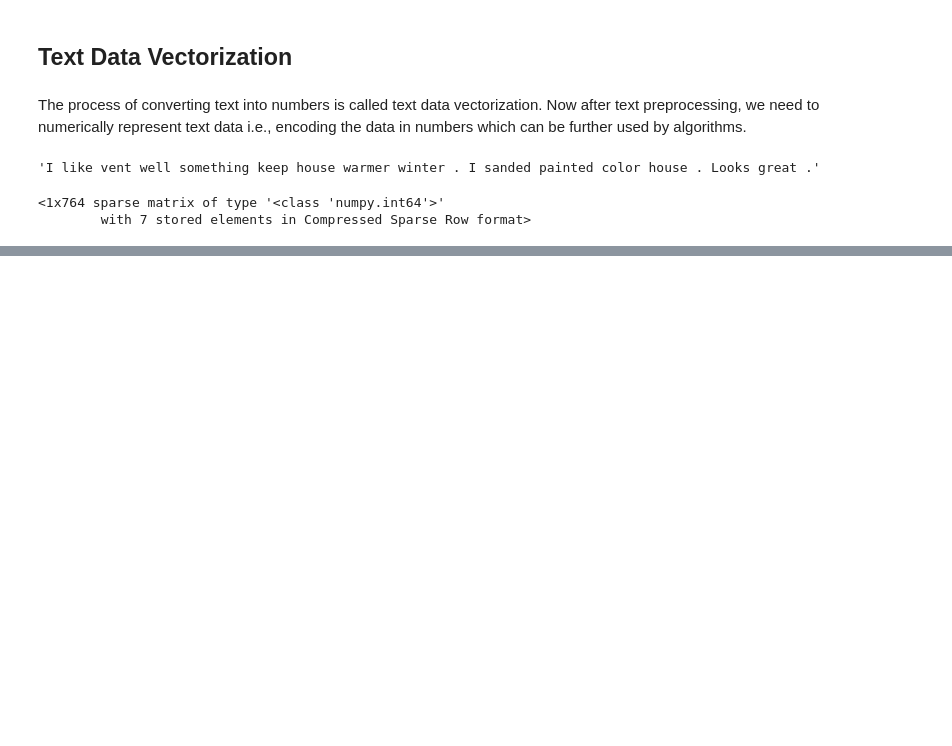
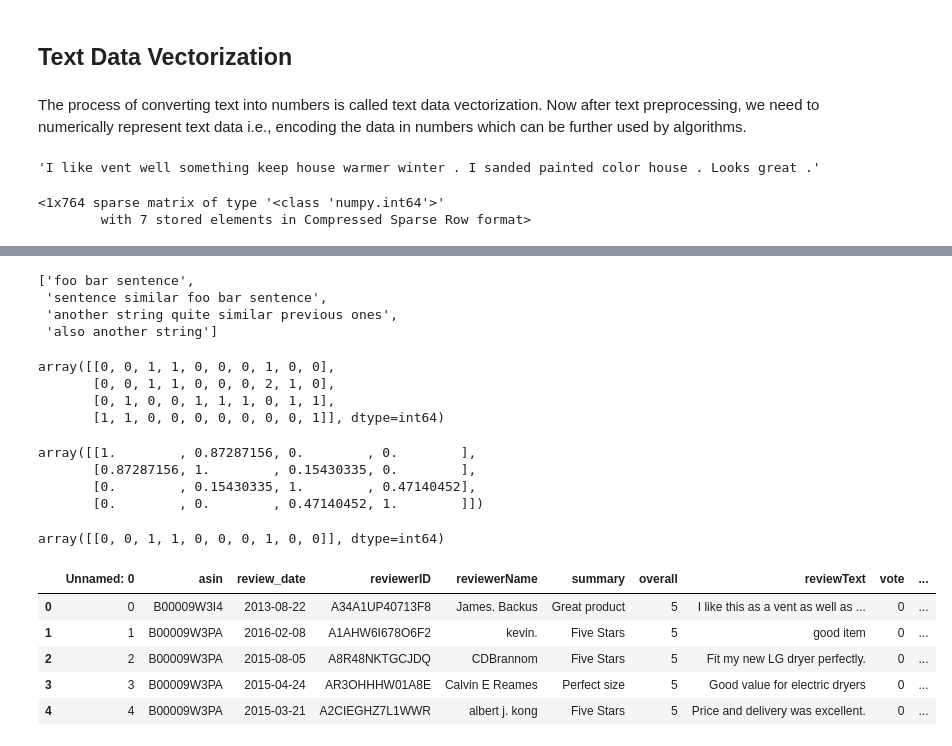
Before and after one commit to VianneyMI/amazon_fake_reviews, a Jupyter notebook: model_features/test_modelling.ipynb, the cells around one changed output, grey strips where cells are left out. Cells and saved outputs as stored; diff of their text form; code cells hidden in the pictures; blank space fills up the shorter version.

```diff
--- a/model_features/test_modelling.ipynb
+++ b/model_features/test_modelling.ipynb
@@ -239,0 +378,25 @@ reviews_bow[0]
+# %%
+cleaned = list(map(clean_string,sentences))
+cleaned
+# %% [output]
+['foo bar sentence',
+ 'sentence similar foo bar sentence',
+ 'another string quite similar previous ones',
+ 'also another string']
+# %%
+vectorizer = CountVectorizer().fit_transform(cleaned)
+vectors=vectorizer.toarray()
+vectors
+# %% [output]
+array([[0, 0, 1, 1, 0, 0, 0, 1, 0, 0],
+       [0, 0, 1, 1, 0, 0, 0, 2, 1, 0],
+       [0, 1, 0, 0, 1, 1, 1, 0, 1, 1],
+       [1, 1, 0, 0, 0, 0, 0, 0, 0, 1]], dtype=int64)
+# %%
+csim = cosine_similarity(vectors)
+csim
+# %% [output]
+array([[1.        , 0.87287156, 0.        , 0.        ],
+       [0.87287156, 1.        , 0.15430335, 0.        ],
+       [0.        , 0.15430335, 1.        , 0.47140452],
+       [0.        , 0.        , 0.47140452, 1.        ]])
@@ -239,0 +409,13 @@ reviews_bow[0]
+# %%
+vectors[0].reshape(1,-1)
+# %% [output]
+array([[0, 0, 1, 1, 0, 0, 0, 1, 0, 0]], dtype=int64)
+# %%
+df.head()
+# %% [output]
+|  | Unnamed: 0 | asin | review_date | reviewerID | reviewerName | summary | overall | reviewText | vote | ... |
+| 0 | 0 | B00009W3I4 | 2013-08-22 | A34A1UP40713F8 | James. Backus | Great product | 5 | I like this as a vent as well as ... | 0 | ... |
+| 1 | 1 | B00009W3PA | 2016-02-08 | A1AHW6I678O6F2 | kevin. | Five Stars | 5 | good item | 0 | ... |
+| 2 | 2 | B00009W3PA | 2015-08-05 | A8R48NKTGCJDQ | CDBrannom | Five Stars | 5 | Fit my new LG dryer perfectly. | 0 | ... |
+| 3 | 3 | B00009W3PA | 2015-04-24 | AR3OHHHW01A8E | Calvin E Reames | Perfect size | 5 | Good value for electric dryers | 0 | ... |
+| 4 | 4 | B00009W3PA | 2015-03-21 | A2CIEGHZ7L1WWR | albert j. kong | Five Stars | 5 | Price and delivery was excellent. | 0 | ... |
```
Also changed, not shown: parts of 42 cells of this notebook, 2 other files.
